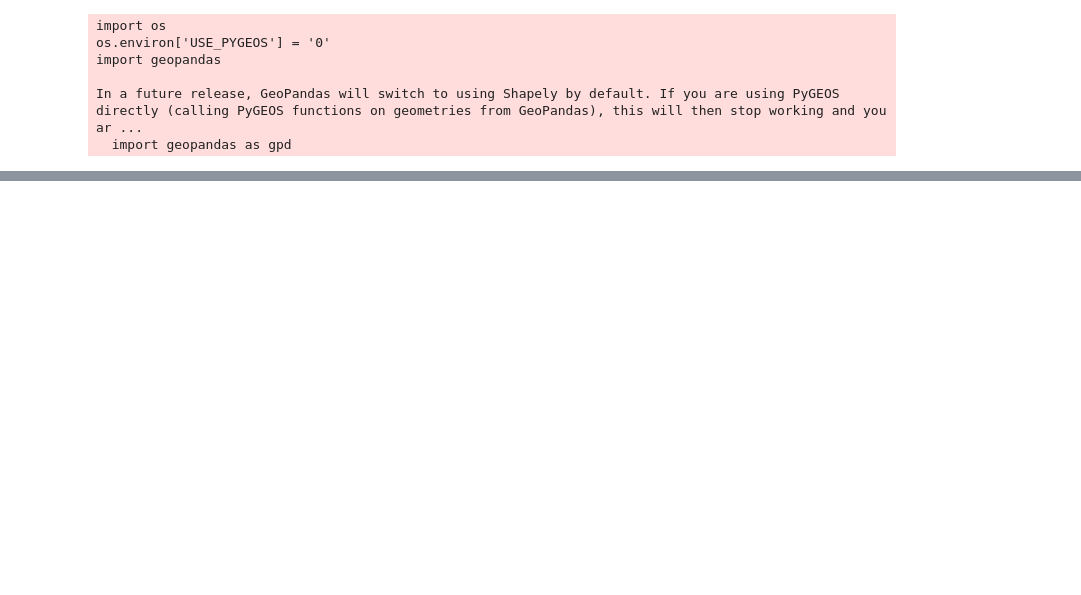
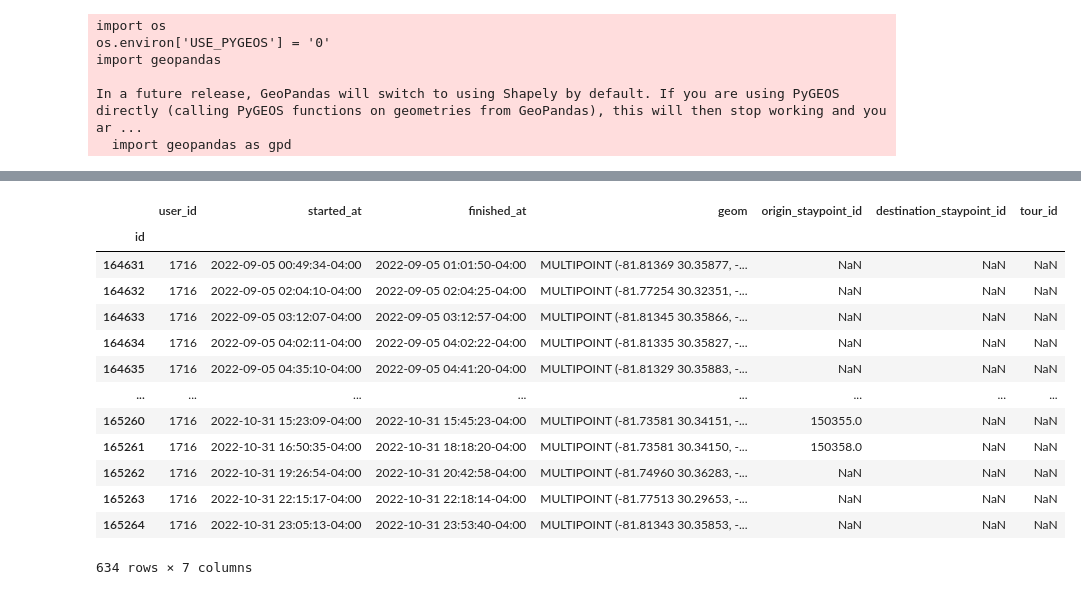
Before and after one commit to superoctober1213/GPS-Data-Travel-Survey, a Jupyter notebook: trip_inference.ipynb, the cells around one changed output, grey strips where cells are left out. Cells and saved outputs as stored; diff of their text form; code cells hidden in the pictures; blank space fills up the shorter version.

```diff
--- a/trip_inference.ipynb
+++ b/trip_inference.ipynb
@@ -14,0 +60,22 @@ new_sp, new_tpls, trips = ti.preprocessing.triplegs.generate_trips(staypoints= s
+# %%
+# Find the user_id with the most occurrences and Visualization.
+top_id = tour['user_id'].value_counts().idxmax()
+tours_top = trips_with_tours[trips_with_tours['user_id'] == top_id]
+pfs_top = pfs.loc[pfs['user_id'] == top_id]
+sp_top = trip_sp.loc[trip_sp['user_id'] == top_id]
+tours_top
+# %% [output]
+|  | user_id | started_at | finished_at | geom | origin_staypoint_id | destination_staypoint_id | tour_id |
+| id |  |  |  |  |  |  |  |
+| 164631 | 1716 | 2022-09-05 00:49:34-04:00 | 2022-09-05 01:01:50-04:00 | MULTIPOINT (-81.81369 30.35877, -... | NaN | NaN | NaN |
+| 164632 | 1716 | 2022-09-05 02:04:10-04:00 | 2022-09-05 02:04:25-04:00 | MULTIPOINT (-81.77254 30.32351, -... | NaN | NaN | NaN |
+| 164633 | 1716 | 2022-09-05 03:12:07-04:00 | 2022-09-05 03:12:57-04:00 | MULTIPOINT (-81.81345 30.35866, -... | NaN | NaN | NaN |
+| 164634 | 1716 | 2022-09-05 04:02:11-04:00 | 2022-09-05 04:02:22-04:00 | MULTIPOINT (-81.81335 30.35827, -... | NaN | NaN | NaN |
+| 164635 | 1716 | 2022-09-05 04:35:10-04:00 | 2022-09-05 04:41:20-04:00 | MULTIPOINT (-81.81329 30.35883, -... | NaN | NaN | NaN |
+| ... | ... | ... | ... | ... | ... | ... | ... |
+| 165260 | 1716 | 2022-10-31 15:23:09-04:00 | 2022-10-31 15:45:23-04:00 | MULTIPOINT (-81.73581 30.34151, -... | 150355.0 | NaN | NaN |
+| 165261 | 1716 | 2022-10-31 16:50:35-04:00 | 2022-10-31 18:18:20-04:00 | MULTIPOINT (-81.73581 30.34150, -... | 150358.0 | NaN | NaN |
+| 165262 | 1716 | 2022-10-31 19:26:54-04:00 | 2022-10-31 20:42:58-04:00 | MULTIPOINT (-81.74960 30.36283, -... | NaN | NaN | NaN |
+| 165263 | 1716 | 2022-10-31 22:15:17-04:00 | 2022-10-31 22:18:14-04:00 | MULTIPOINT (-81.77513 30.29653, -... | NaN | NaN | NaN |
+| 165264 | 1716 | 2022-10-31 23:05:13-04:00 | 2022-10-31 23:53:40-04:00 | MULTIPOINT (-81.81343 30.35853, -... | NaN | NaN | NaN |
+634 rows × 7 columns
```
Also changed, not shown: parts of 8 cells of this notebook.
